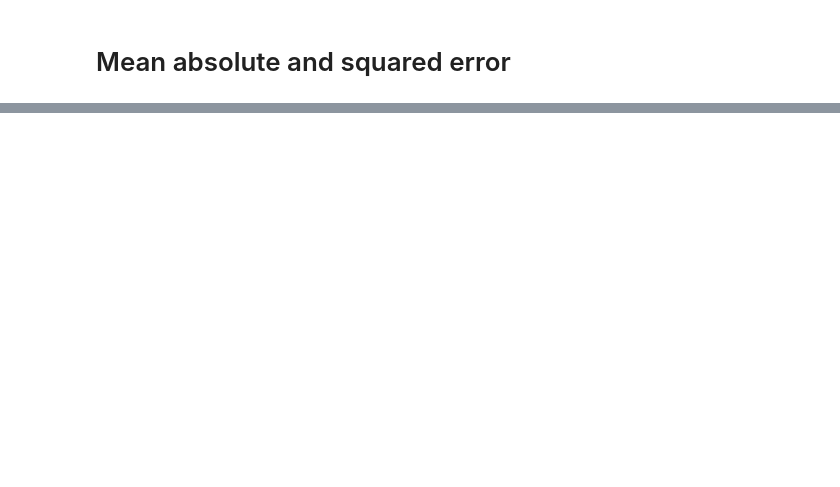
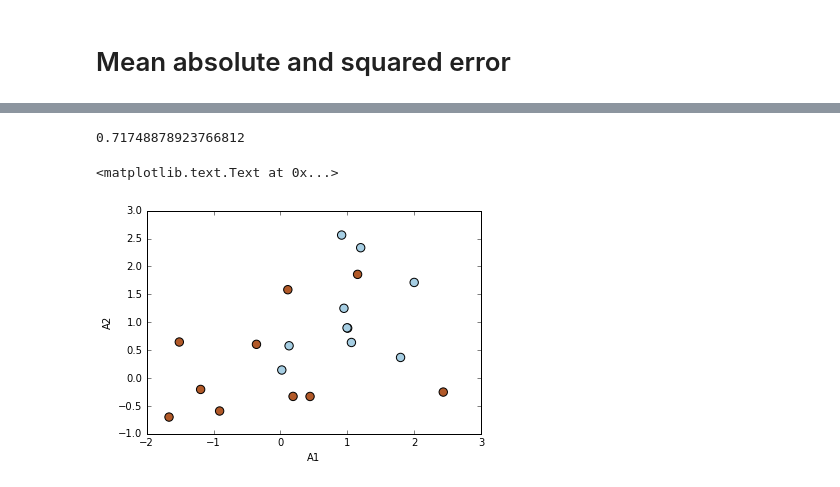
Before and after one commit to tarunparmar/nanodegree-workbook, a Jupyter notebook: workbook.ipynb, the cells around one changed output, grey strips where cells are left out. Drawn from its saved outputs; the diff is of its cells as text; code cells hidden in the pictures; blank space fills up the shorter version.

```diff
--- a/workbook.ipynb
+++ b/workbook.ipynb
@@ -1163,0 +1153,22 @@ Linear regression mean absolute error: 380.46
+# %%
+import numpy as np
+from sklearn.svm import SVC
+import pandas as pd
+from sklearn import cross_validation
+
+# Load the dataset
+X = pd.read_csv('titanic_data.csv')
+X = X._get_numeric_data()
+y = X['Survived']
+del X['Age'], X['Survived']
+X_train, X_test, y_train, y_test = cross_validation.train_test_split(X, y, test_size=0.25, random_state=0)
+
+#from sklearn.naive_bayes import GaussianNB
+clf = SVC(kernel = "linear", C = 1.0)
+clf.fit(X_train, y_train)
+
+pred = clf.predict(X_test)
+from sklearn.metrics import accuracy_score
+accuracy_score(pred, y_test)
+# %% [output]
+0.71748878923766812
@@ -1163,0 +1181,13 @@ Linear regression mean absolute error: 380.46
+# %%
+ # Generating random data: 20 observations of 2 features and divide into two classes.
+np.random.seed(5)
+A = np.random.randn(20,2)
+B = np.repeat([1,-1], 10)
+A[B == -1] = A[B == -1] +1
+# %%
+plt.scatter(A[:,0], A[:,1], s=70, c=B, cmap=mpl.cm.Paired)
+plt.xlabel('A1')
+plt.ylabel('A2')
+# %% [output]
+<matplotlib.text.Text at 0x...>
+[figure, added]
```
Also changed, not shown: parts of 87 cells of this notebook.
